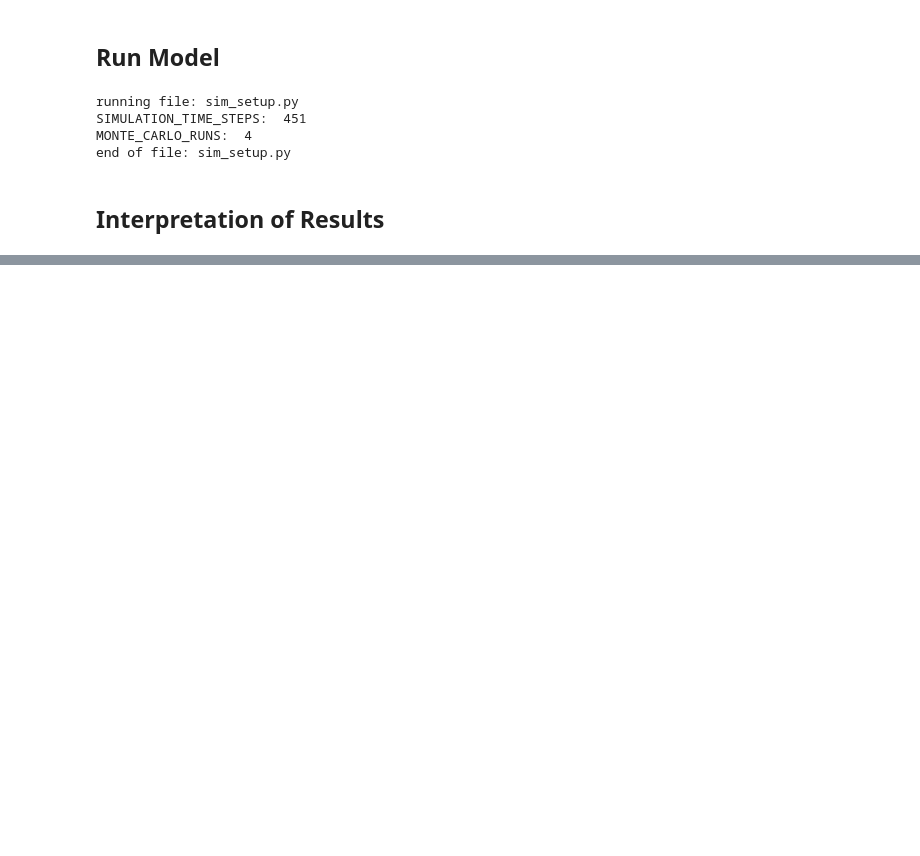
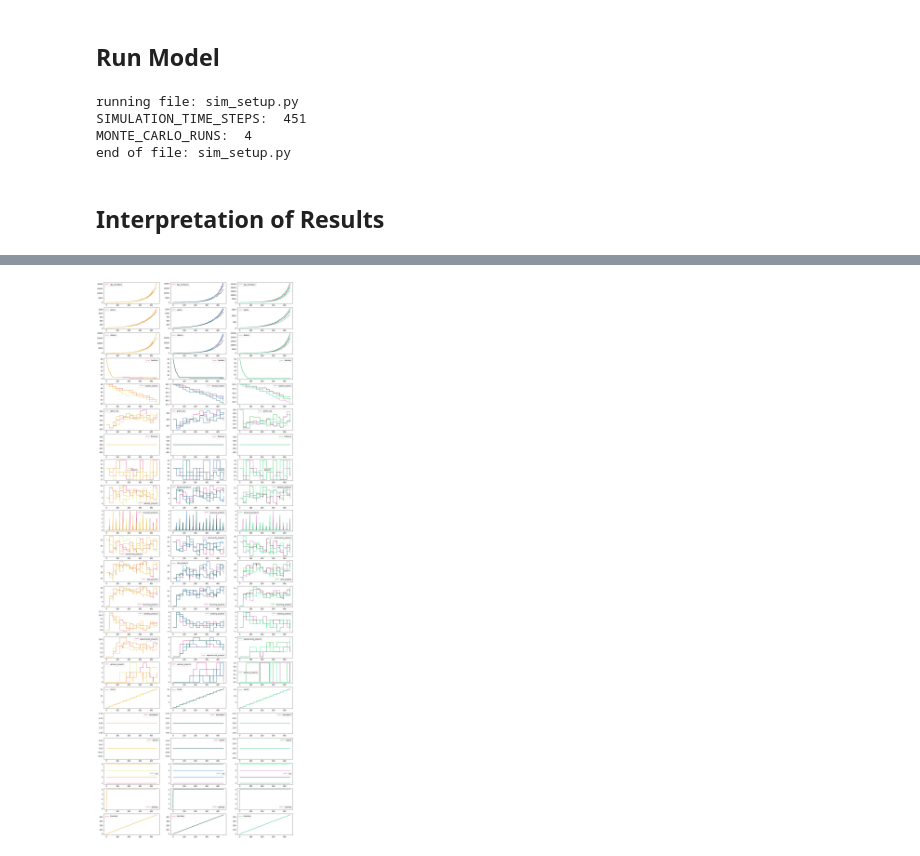
Before and after one commit to marc4gov/rnet-oceandao, a Jupyter notebook: rnet-oceandao.ipynb, the cells around one changed output, grey strips where cells are left out. Saved outputs shown, nothing was run; the diff lists cells and outputs as text; code cells hidden in the pictures; blank space fills up the shorter version.

```diff
--- a/rnet-oceandao.ipynb
+++ b/rnet-oceandao.ipynb
@@ -187,0 +258,8 @@ for j in range(3):
+# %%
+dfplot3 = df3.copy()
+
+dfplot3["experienced_projects"] = dfplot3["experienced_projects"].apply(reduce_experienced)
+
+monte_carlo_plot(dfplot3)
+# %% [output]
+[figure, added]
```
Also changed, not shown: parts of 12 cells of this notebook, 4 other files.
